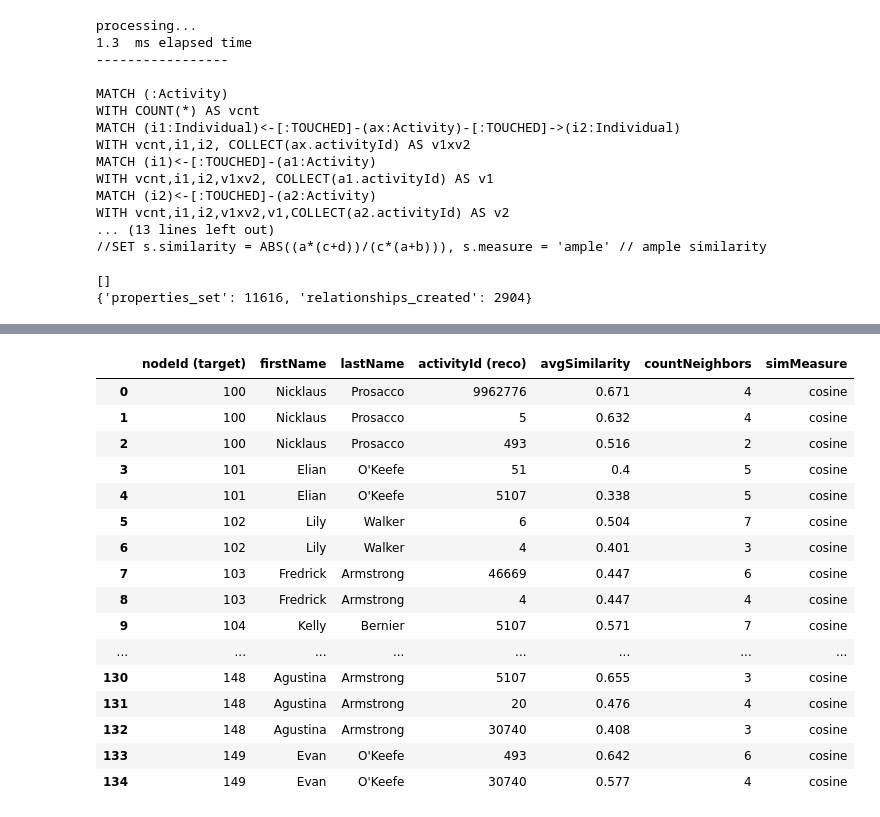
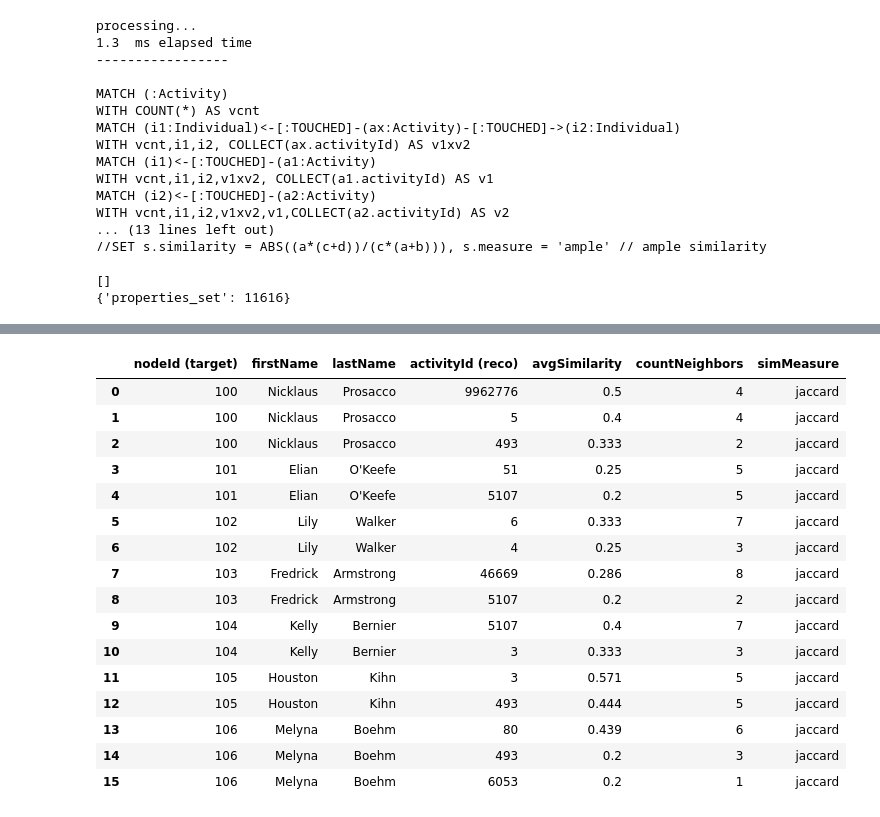
Before and after one commit to graphadvantage/neo4j-binary-cosine-similarity, a Jupyter notebook: Marketing Recommendations Using Touch Attribution and k-NN Similarity .ipynb, the cells around one changed output, grey strips where cells are left out. Drawn from its saved outputs; the diff is of its cells as text; code cells hidden in the pictures.

```diff
--- a/Marketing Recommendations Using Touch Attribution and k-NN Similarity .ipynb
+++ b/Marketing Recommendations Using Touch Attribution and k-NN Similarity .ipynb
@@ -260,14 +223,13 @@ toFloat(SIZE(v2)-SIZE(v1xv2)) AS b, // b = i̅ • j (i absent, j present : 0,1)
 toFloat(SIZE(v1)-SIZE(v1xv2)) AS c, // c = i • j̅ (i present, j absent: 1,0)
 toFloat(vcnt-SIZE(v1)-SIZE(v2)) AS d // d = i̅ • j̅ (i and j absent: 0,0)
 MERGE (i1)-[s:SIMILARITY]-(i2)
-SET s.similarity = a/SQRT((a+b)*(a+c)), s.measure = 'cosine' // cosine similarity
-//SET s.similarity = a/(a+b+c), s.measure = 'jaccard' // jaccard similarity
+//SET s.similarity = a/SQRT((a+b)*(a+c)), s.measure = 'cosine' // cosine similarity
+SET s.similarity = a/(a+b+c), s.measure = 'jaccard' // jaccard similarity
 //SET s.similarity = (2*a)/((2*a)+b+c), s.measure = 'dice' // dice similarity
 //SET s.similarity = SQRT(b+c), s.measure = 'euclidean' // euclidean distance
 //SET s.similarity = (b+c), s.measure = 'manhattan' // manhattan distance
 //SET s.similarity = (a+d)/(a+b+c+d), s.measure = 'sokal-michener' // sokal-michener similarity
 //SET s.similarity = (a+(0.5*d))/(a+b+c+d), s.measure = 'faith' // faith similarity
-//SET s.similarity = ABS((a*(c+d))/(c*(a+b))), s.measure = 'ample' // ample similarity
 '''
 
 session = driver.session()
@@ -298,7 +260,7 @@ WITH vcnt,i1,i2,v1xv2,v1,COLLECT(a2.activityId) AS v2
 //SET s.similarity = ABS((a*(c+d))/(c*(a+b))), s.measure = 'ample' // ample similarity
 
 []
-{'properties_set': 11616, 'relationships_created': 2904}
+{'properties_set': 11616}
 # %%
 #STEP 4 : Compute recommendations for target individual, using converted nearest neighbors
 # and activity selected from the lastTouch marketing attribution model
@@ -330,8 +292,8 @@ WITH i1, msr, COLLECT([acts,sim])[0..10] AS nn
 UNWIND nn AS top_nn
 WITH i1, msr, top_nn[0] AS av, ROUND(avg(top_nn[1])*1000)/1000 AS avg_s, count(top_nn[1]) AS cnt_nn
 ORDER BY id(i1) ASC, avg_s DESC, cnt_nn DESC
-//RETURN i1.firstName as target, COLLECT([{activityId:av},{avgSimilarity:avg_s},{countNeighbors:cnt_nn}]) AS reco
 RETURN id(i1) AS targetId, i1.firstName AS firstName, i1.lastName AS lastName, av AS activityId, avg_s AS avgSimilarity, cnt_nn AS countNeighbors , msr AS simMeasure
+LIMIT 16
 '''
 
 session = driver.session()
@@ -345,7 +307,7 @@ session.close()
 
 print()
 print("Marketing Activity Recommendations:")
-print("k-NN using Binary Cosine Similarity and Last Touch Attribution")
+print("k-NN using Binary Similarity and Last Touch Attribution")
 print()
 print("(Recommended next marketing activity for an unconverted individual based on")
 print("nearest converted neighbors with a similar history of marketing touches")
@@ -372,21 +334,21 @@ k-NN using Binary Cosine Similarity and Last Touch Attribution
 
 (Recommended next marketing activity for an unconverted individual based on
 nearest converted neighbors with a similar history of marketing touches
 and where conversion to lead is attributed to the last marketing touch.)
 |  | nodeId (target) | firstName | lastName | activityId (reco) | avgSimilarity | countNeighbors | simMeasure |
-| 0 | 100 | Nicklaus | Prosacco | 9962776 | 0.671 | 4 | cosine |
-| 1 | 100 | Nicklaus | Prosacco | 5 | 0.632 | 4 | cosine |
-| 2 | 100 | Nicklaus | Prosacco | 493 | 0.516 | 2 | cosine |
-| 3 | 101 | Elian | O'Keefe | 51 | 0.4 | 5 | cosine |
-| 4 | 101 | Elian | O'Keefe | 5107 | 0.338 | 5 | cosine |
-| 5 | 102 | Lily | Walker | 6 | 0.504 | 7 | cosine |
-| 6 | 102 | Lily | Walker | 4 | 0.401 | 3 | cosine |
-| 7 | 103 | Fredrick | Armstrong | 46669 | 0.447 | 6 | cosine |
-| 8 | 103 | Fredrick | Armstrong | 4 | 0.447 | 4 | cosine |
-| 9 | 104 | Kelly | Bernier | 5107 | 0.571 | 7 | cosine |
-| ... | ... | ... | ... | ... | ... | ... | ... |
-| 130 | 148 | Agustina | Armstrong | 5107 | 0.655 | 3 | cosine |
-| 131 | 148 | Agustina | Armstrong | 20 | 0.476 | 4 | cosine |
-| 132 | 148 | Agustina | Armstrong | 30740 | 0.408 | 3 | cosine |
-| 133 | 149 | Evan | O'Keefe | 493 | 0.642 | 6 | cosine |
-| 134 | 149 | Evan | O'Keefe | 30740 | 0.577 | 4 | cosine |
+| 0 | 100 | Nicklaus | Prosacco | 9962776 | 0.5 | 4 | jaccard |
+| 1 | 100 | Nicklaus | Prosacco | 5 | 0.4 | 4 | jaccard |
+| 2 | 100 | Nicklaus | Prosacco | 493 | 0.333 | 2 | jaccard |
+| 3 | 101 | Elian | O'Keefe | 51 | 0.25 | 5 | jaccard |
+| 4 | 101 | Elian | O'Keefe | 5107 | 0.2 | 5 | jaccard |
+| 5 | 102 | Lily | Walker | 6 | 0.333 | 7 | jaccard |
+| 6 | 102 | Lily | Walker | 4 | 0.25 | 3 | jaccard |
+| 7 | 103 | Fredrick | Armstrong | 46669 | 0.286 | 8 | jaccard |
+| 8 | 103 | Fredrick | Armstrong | 5107 | 0.2 | 2 | jaccard |
+| 9 | 104 | Kelly | Bernier | 5107 | 0.4 | 7 | jaccard |
+| 10 | 104 | Kelly | Bernier | 3 | 0.333 | 3 | jaccard |
+| 11 | 105 | Houston | Kihn | 3 | 0.571 | 5 | jaccard |
+| 12 | 105 | Houston | Kihn | 493 | 0.444 | 5 | jaccard |
+| 13 | 106 | Melyna | Boehm | 80 | 0.439 | 6 | jaccard |
+| 14 | 106 | Melyna | Boehm | 493 | 0.2 | 3 | jaccard |
+| 15 | 106 | Melyna | Boehm | 6053 | 0.2 | 1 | jaccard |
```
Also changed, not shown: parts of 4 cells of this notebook, 5 other files.
